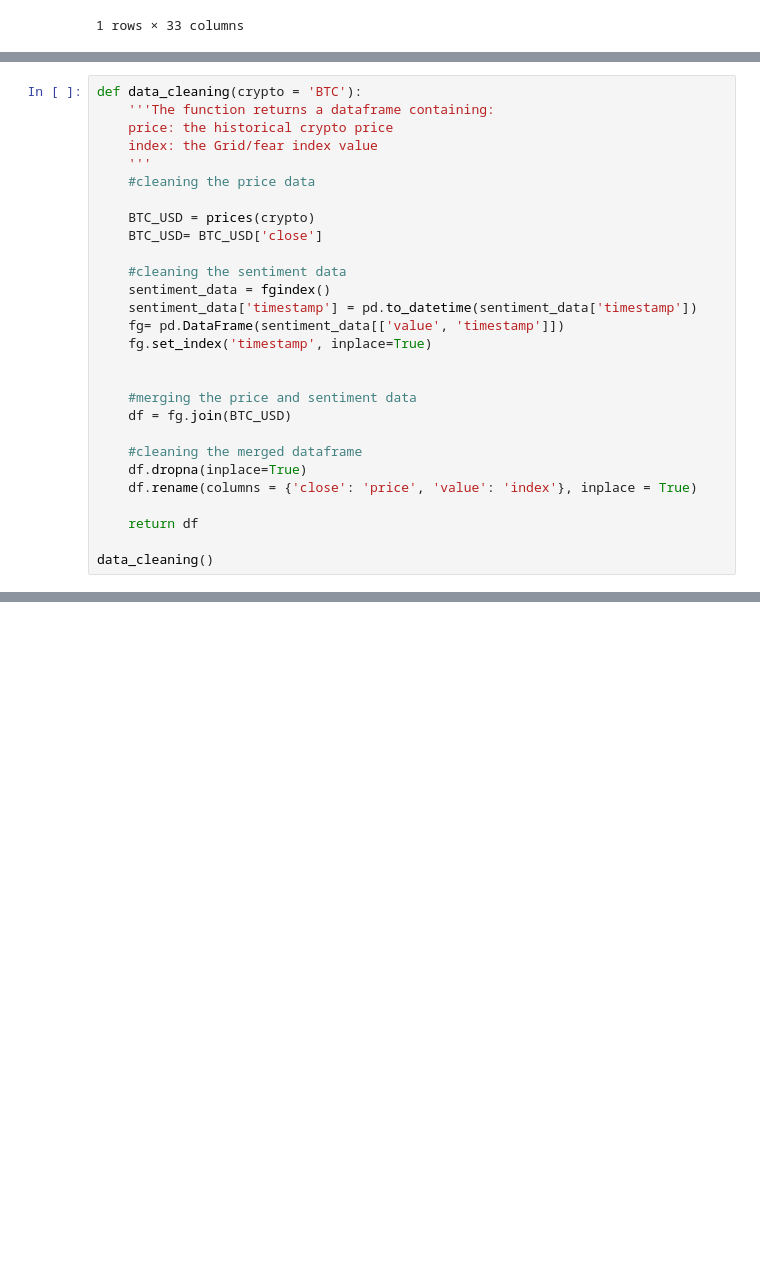
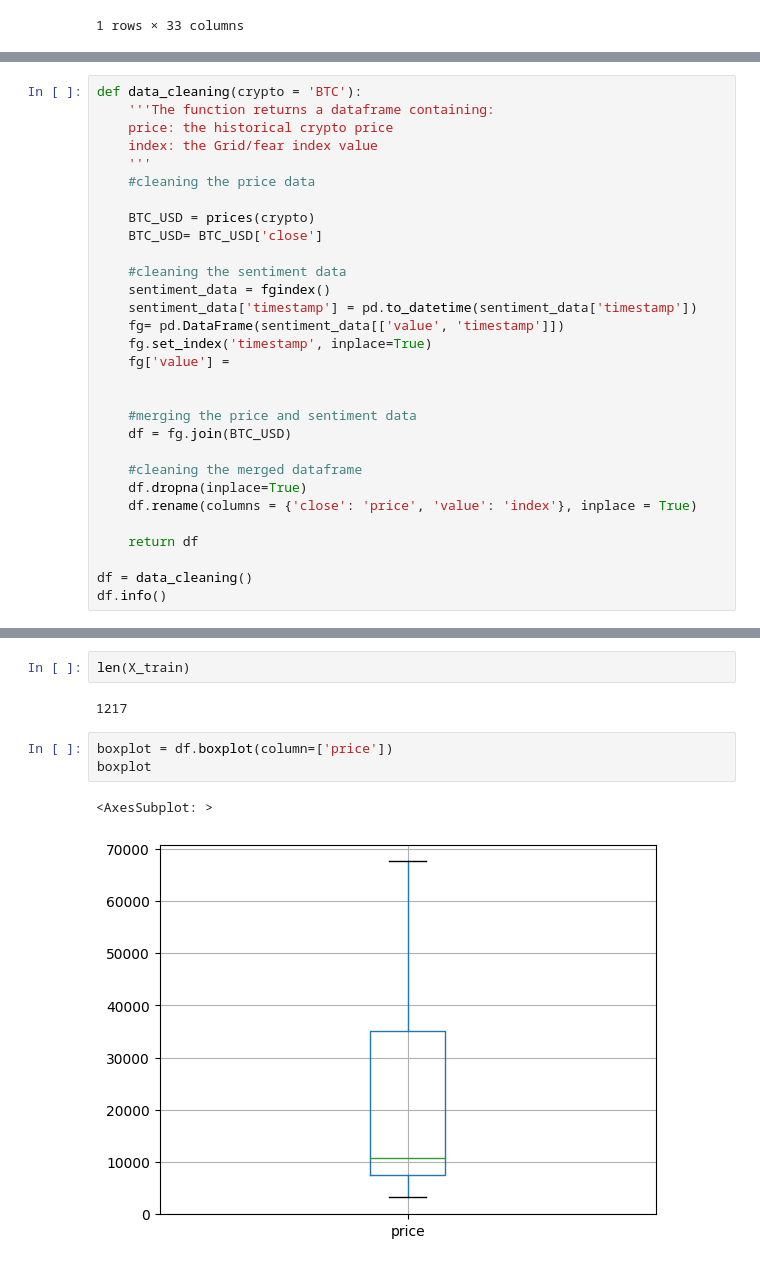
Before and after one commit to monicasainer/gossips_cryptos, a Jupyter notebook: notebooks/prototype.ipynb, the cells around one changed output, grey strips where cells are left out. Saved outputs shown, nothing was run; the diff lists cells and outputs as text; blank space fills up the shorter version.

```diff
--- a/notebooks/prototype.ipynb
+++ b/notebooks/prototype.ipynb
@@ -118,6 +121,7 @@ def data_cleaning(crypto = 'BTC'):
     sentiment_data['timestamp'] = pd.to_datetime(sentiment_data['timestamp'])
     fg= pd.DataFrame(sentiment_data[['value', 'timestamp']])
     fg.set_index('timestamp', inplace=True)
+    fg['value'] =
 
 
     #merging the price and sentiment data
@@ -129,7 +133,8 @@ def data_cleaning(crypto = 'BTC'):
 
     return df
 
-data_cleaning()
+df = data_cleaning()
+df.info()
 # %% [output]
 Provisional Start: 2018-01-31T00:00:00
 Provisional End: 2018-11-27T00:00:00
@@ -159,0 +203,10 @@ Provisional End: 2023-01-05T00:00:00
+# %%
+len(X_train)
+# %% [output]
+1217
+# %%
+boxplot = df.boxplot(column=['price'])
+boxplot
+# %% [output]
+<AxesSubplot: >
+[figure, added]
```
Also changed, not shown: parts of 24 cells of this notebook, 1 other file.
